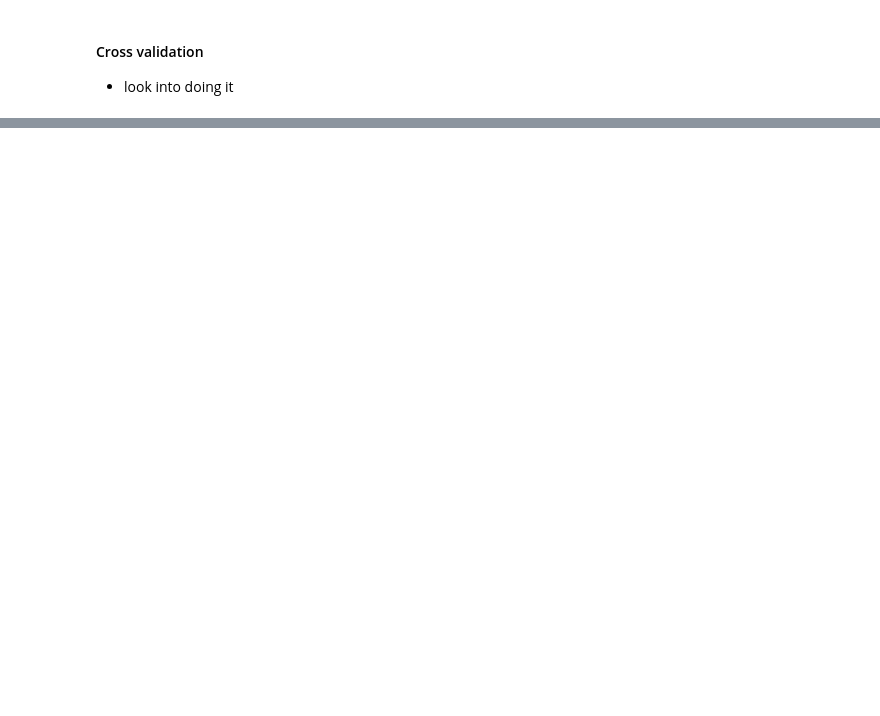
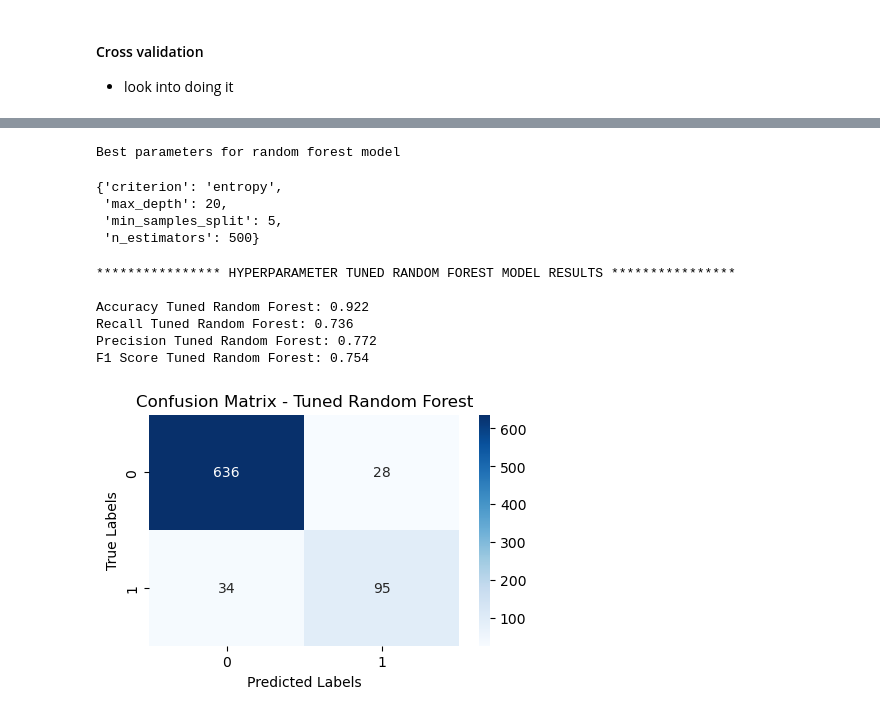
Before and after one commit to billymwangi/telcom-churn-project, a Jupyter notebook: index.ipynb, the cells around one changed output, grey strips where cells are left out. Saved outputs shown, nothing was run; the diff lists cells and outputs as text; code cells hidden in the pictures; blank space fills up the shorter version.

```diff
--- a/index.ipynb
+++ b/index.ipynb
@@ -577,0 +572,53 @@ plt.show()
+# %%
+param_grid = {"max_depth": [10,15,20],
+             "n_estimators":[300,500],
+             "min_samples_split":[5,10,15],
+             "criterion":['entropy','gini']}
+# %%
+rf_cv = RandomForestClassifier()
+rf_cv_model = GridSearchCV(rf_cv,param_grid,cv=3,n_jobs=-1,verbose=False)
+rf_cv_model.fit(X_train_resampled,y_train_resampled)
+print("Best parameters for random forest model")
+rf_cv_model.best_params_
+# %% [output]
+Best parameters for random forest model
+{'criterion': 'entropy',
+ 'max_depth': 20,
+ 'min_samples_split': 5,
+ 'n_estimators': 500}
+# %%
+rf_final = RandomForestClassifier(criterion='entropy',
+                                max_depth=20,
+                                min_samples_split=5,
+                                n_estimators=500)
+rf_final.fit(X_train_resampled,y_train_resampled)
+y_pred_final = rf_final.predict(X_test)
+# %%
+rf_final_accuracy = accuracy_score(y_test, y_pred_final)
+rf_final_recall = recall_score(y_test, y_pred_final)
+rf_final_precision = precision_score(y_test, y_pred_final)
+rf_final_f1 = f1_score(y_test, y_pred_final)
+
+print("**************** HYPERPARAMETER TUNED RANDOM FOREST MODEL RESULTS **************** ")
+print(f"""
+Accuracy Tuned Random Forest: {rf_final_accuracy:1.3f}
+Recall Tuned Random Forest: {rf_final_recall:1.3f}
+Precision Tuned Random Forest: {rf_final_precision:1.3f}
+F1 Score Tuned Random Forest: {rf_final_f1:1.3f}
+""")
+# %% [output]
+**************** HYPERPARAMETER TUNED RANDOM FOREST MODEL RESULTS ****************
+
+Accuracy Tuned Random Forest: 0.922
+Recall Tuned Random Forest: 0.736
+Precision Tuned Random Forest: 0.772
+F1 Score Tuned Random Forest: 0.754
+# %%
+cm_rf_final = confusion_matrix(y_test, y_pred_final)
+f, ax= plt.subplots(1,1,figsize=(5,3))
+sns.heatmap(cm_rf_final, annot=True, cmap='Blues', fmt='g', ax=ax)
+ax.set_xlabel('Predicted Labels'); ax.set_ylabel('True Labels') ; ax.set_title('Confusion Matrix - Tuned Random Forest')
+ax.xaxis.set_ticklabels(['0', '1']) ; ax.yaxis.set_ticklabels(['0', '1'])
+plt.show()
+# %% [output]
+[figure, added]
```
Also changed, not shown: parts of 10 cells of this notebook.
